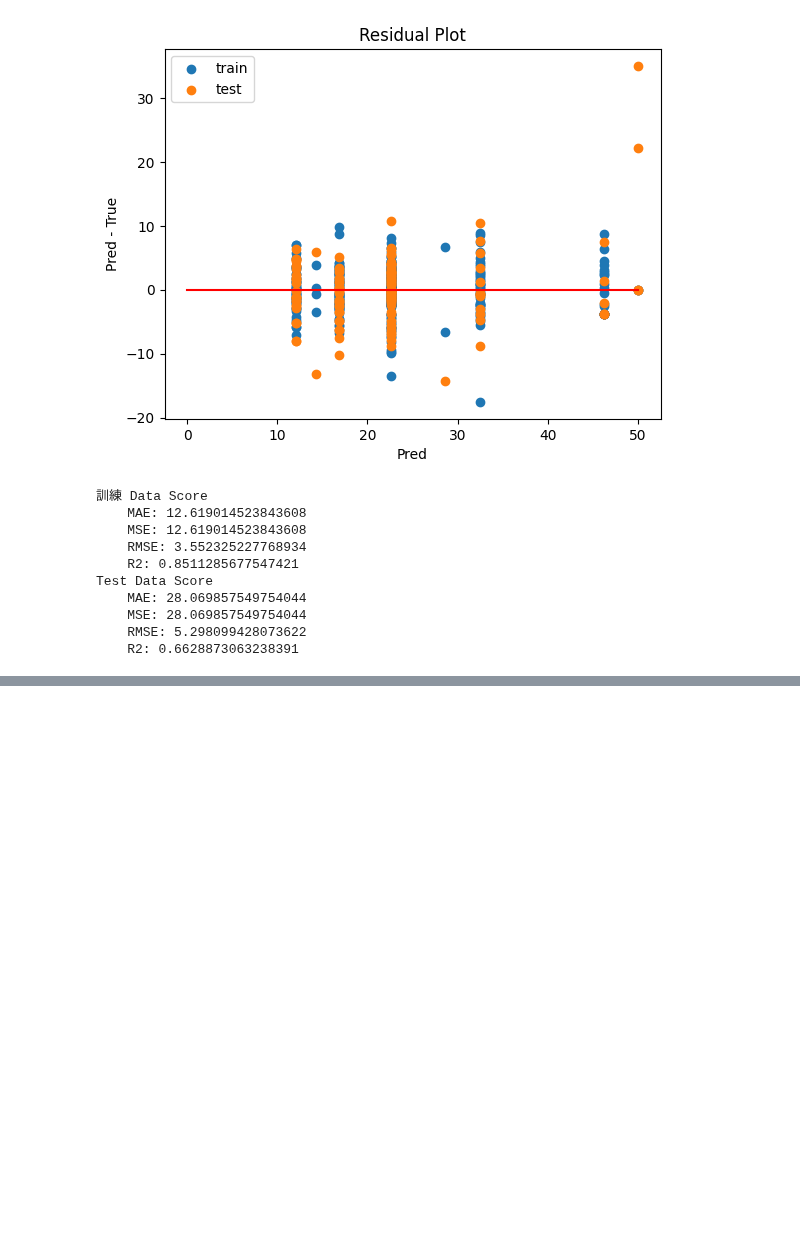
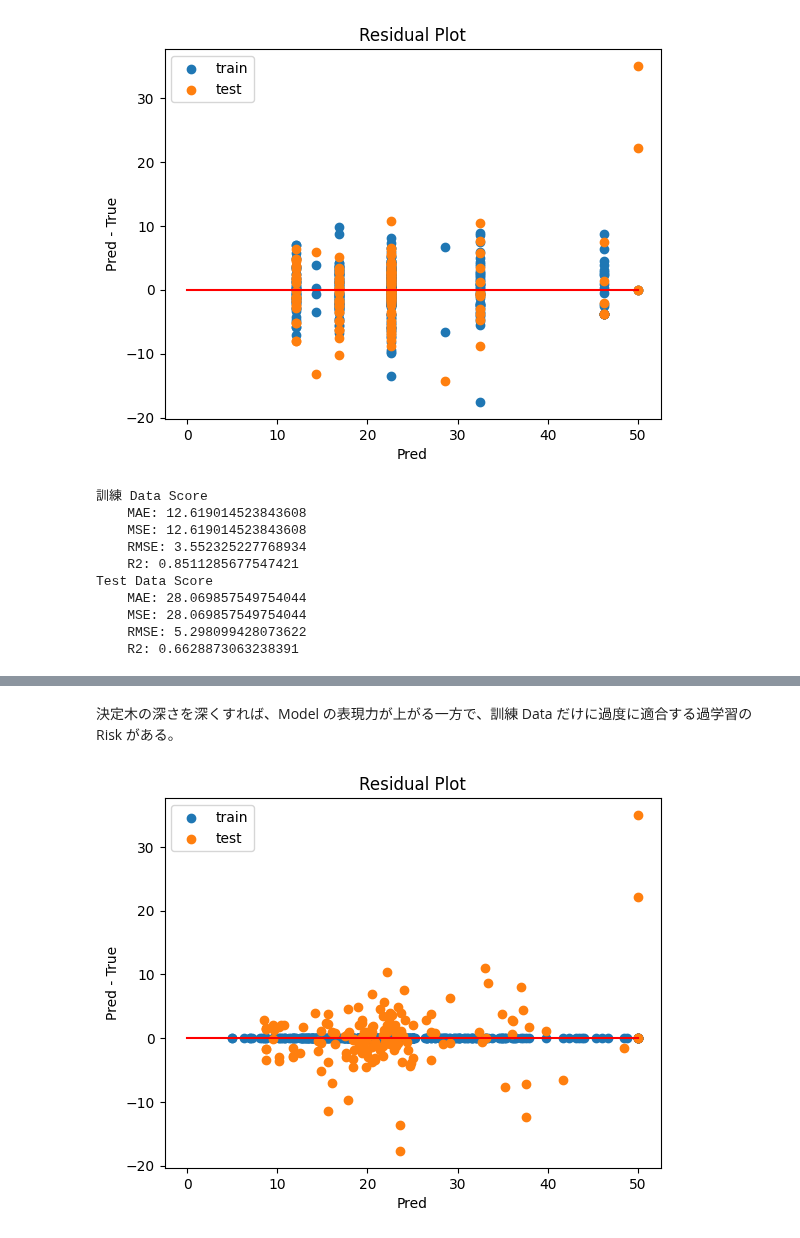
Before and after one commit to 1024xx4/ai_model_building_100, a Jupyter notebook: sectoin06/section06.ipynb, the cells around one changed output, grey strips where cells are left out. Saved outputs shown, nothing was run; the diff lists cells and outputs as text; code cells hidden in the pictures; blank space fills up the shorter version.

```diff
--- a/sectoin06/section06.ipynb
+++ b/sectoin06/section06.ipynb
@@ -200,0 +235,16 @@ Test Data Score
+# %% [markdown]
+決定木の深さを深くすれば、Model の表現力が上がる一方で、訓練 Data だけに過度に適合する過学習の Risk がある。
+# %%
+# 決定木Model 構築 (max_depth=20)
+tree_reg_depth_20 = DecisionTreeRegressor(max_depth=20, random_state=0).fit(X_train, y_train)
+# %%
+# 残差 Plot (決定木Model max_depth=20)
+y_train_pred = tree_reg_depth_20.predict(X_train)
+y_test_pred = tree_reg_depth_20.predict(X_test)
+
+y_train_pred = np.expand_dims(y_train_pred, 1)
+y_test_pred = np.expand_dims(y_test_pred, 1)
+
+residual_plot(y_train_pred, y_train, y_test_pred, y_test)
+# %% [output]
+[figure, added]
```
Also changed, not shown: parts of 5 cells of this notebook.
